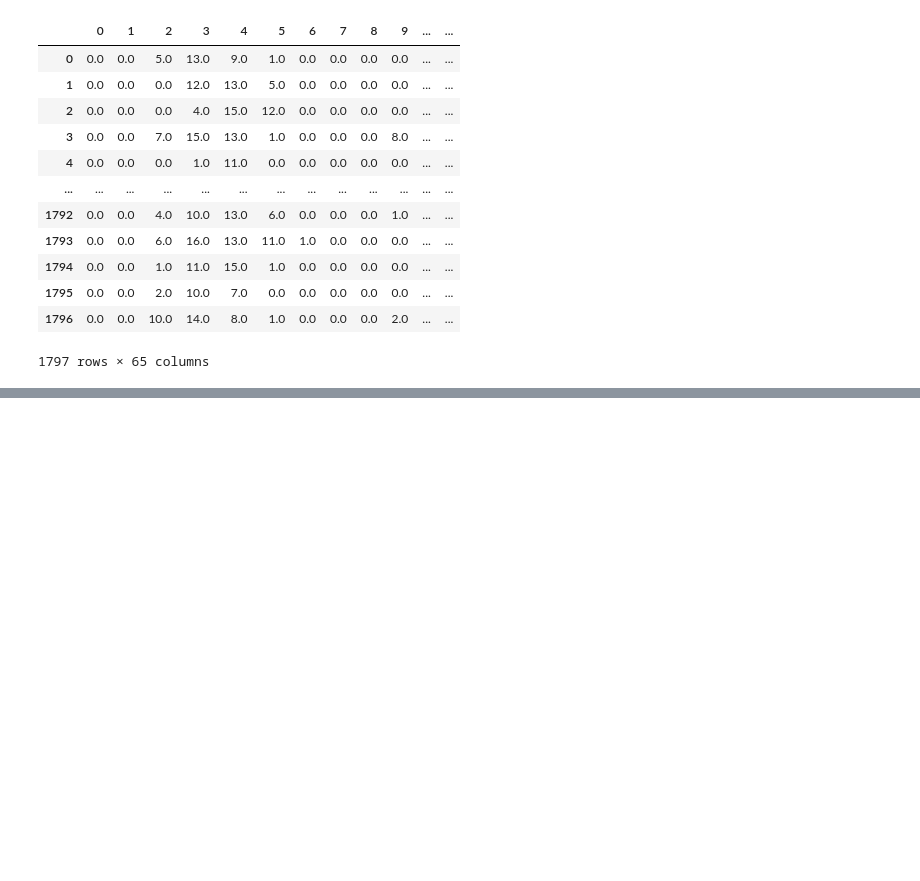
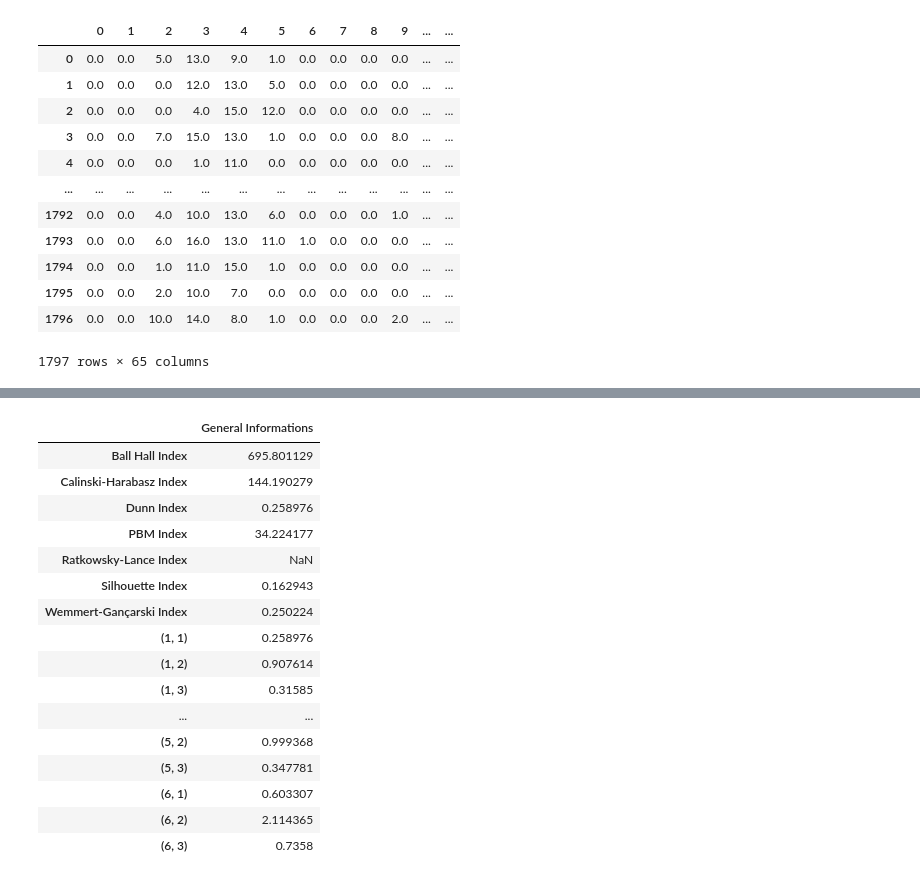
Before and after one commit to Simon-Bertrand/Clusters-Features, a Jupyter notebook: README.ipynb, the cells around one changed output, grey strips where cells are left out. Drawn from its saved outputs; the diff is of its cells as text; code cells hidden in the pictures; blank space fills up the shorter version.

```diff
--- a/README.ipynb
+++ b/README.ipynb
@@ -59,0 +40,20 @@ CC.confusion_hypersphere_matrix(radius=20,counting_type='including',proportion=T
+# %%
+CC.score_index_info('max')
+# %% [output]
+|  | General Informations |
+| Ball Hall Index | 695.801129 |
+| Calinski-Harabasz Index | 144.190279 |
+| Dunn Index | 0.258976 |
+| PBM Index | 34.224177 |
+| Ratkowsky-Lance Index | NaN |
+| Silhouette Index | 0.162943 |
+| Wemmert-Gançarski Index | 0.250224 |
+| (1, 1) | 0.258976 |
+| (1, 2) | 0.907614 |
+| (1, 3) | 0.31585 |
+| ... | ... |
+| (5, 2) | 0.999368 |
+| (5, 3) | 0.347781 |
+| (6, 1) | 0.603307 |
+| (6, 2) | 2.114365 |
+| (6, 3) | 0.7358 |
```
Also changed, not shown: parts of 10 cells of this notebook.
